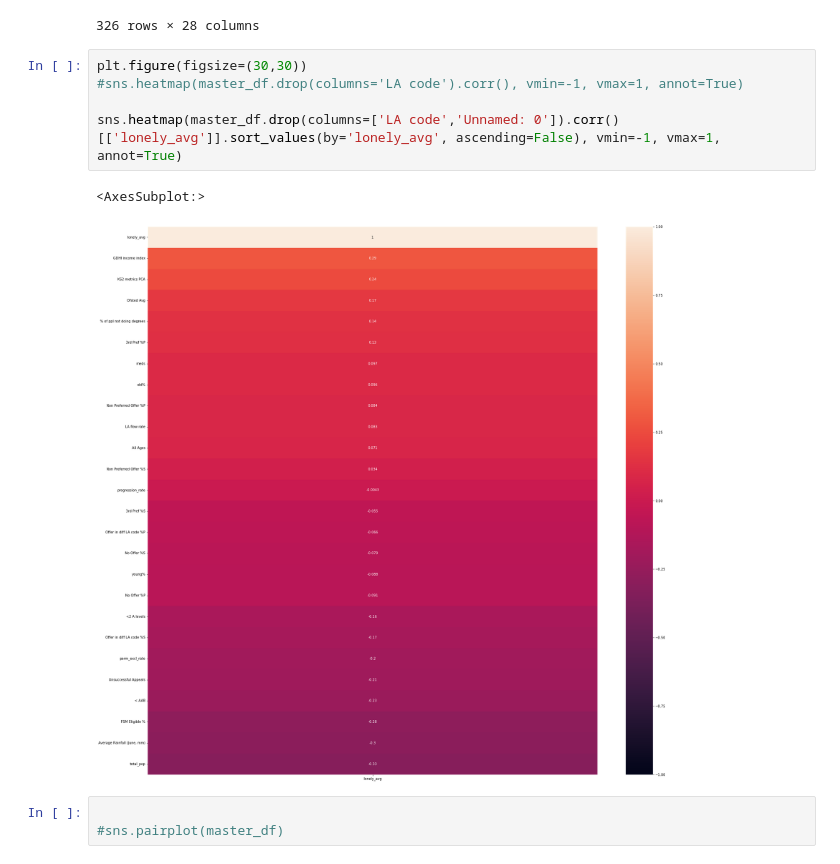
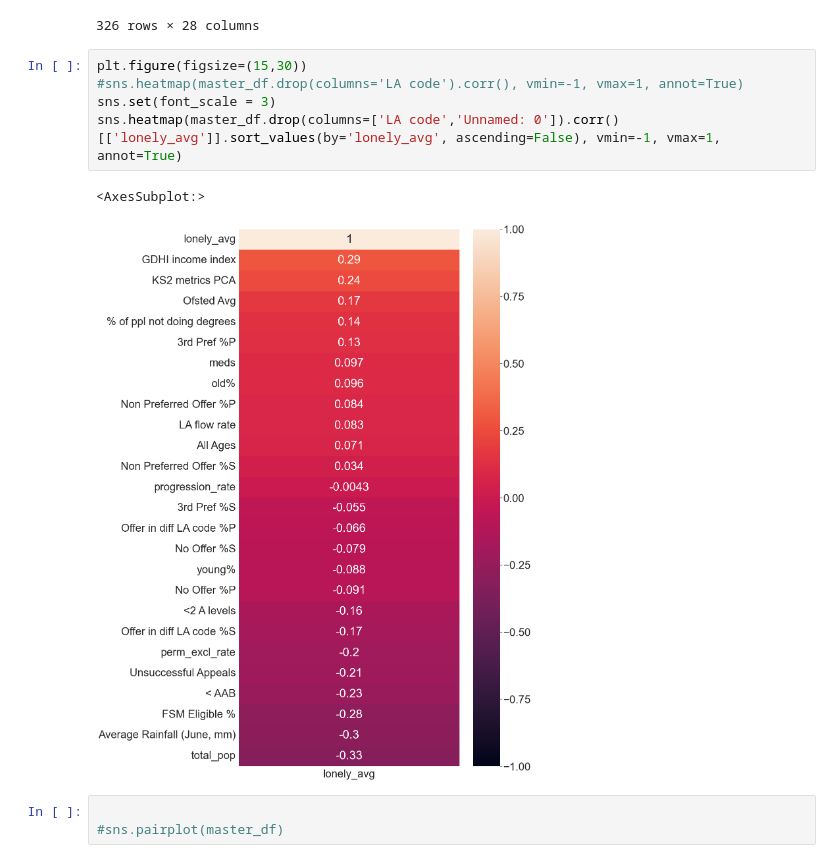
Before and after one commit to JonathanMarriott/ADS-Loneliness, a Jupyter notebook: master.ipynb, the cells around one changed output. Cells and saved outputs as stored; diff of their text form.

Commit message:
Increase font size on heatmap

```diff
--- a/master.ipynb
+++ b/master.ipynb
@@ -157,13 +157,13 @@ master_df
 | 339 | E09000033 | 3.229508 | 0.243843 | -21139.450255 | 256.6 | 0.007398 | 11243.666667 | 36.072482 | ... |
 326 rows × 28 columns
 # %%
-plt.figure(figsize=(30,30))
+plt.figure(figsize=(15,30))
 #sns.heatmap(master_df.drop(columns='LA code').corr(), vmin=-1, vmax=1, annot=True)
-
+sns.set(font_scale = 3)
 sns.heatmap(master_df.drop(columns=['LA code','Unnamed: 0']).corr()[['lonely_avg']].sort_values(by='lonely_avg', ascending=False), vmin=-1, vmax=1, annot=True)
 # %% [output]
 <AxesSubplot:>
-[figure, old version]
+[figure, new version]
 # %%
 
 #sns.pairplot(master_df)
```
Also changed, not shown: 1 other file.
